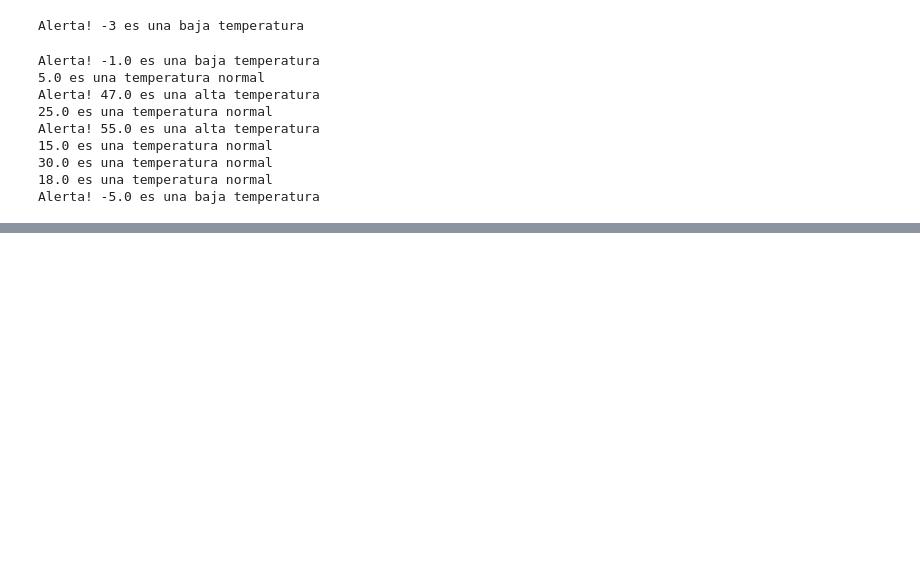
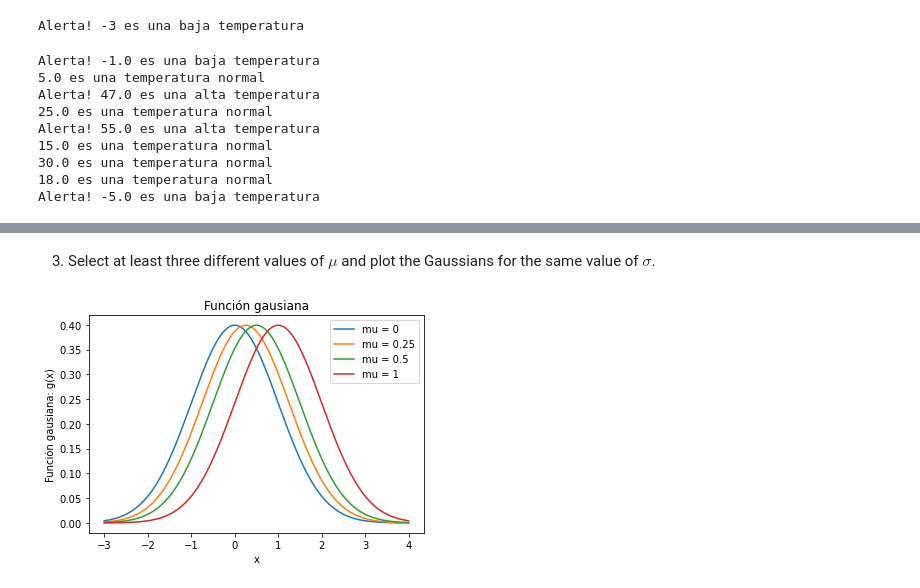
Before and after one commit to beacosenza/coco_coding_homework, a Jupyter notebook: homework_more_python.ipynb, the cells around one changed output, grey strips where cells are left out. Drawn from its saved outputs; the diff is of its cells as text; code cells hidden in the pictures; blank space fills up the shorter version.

```diff
--- a/homework_more_python.ipynb
+++ b/homework_more_python.ipynb
@@ -89,0 +250,44 @@ Alerta! -5.0 es una baja temperatura
+# %%
+#Creación de la función que calcula la función gaussiana generalizada
+def gaussian_gen(x,sigma=1,mu=0):
+    """
+    Calcula el valor de la función gaussiana generalizada g evaluándola para x:
+
+    g(x)=(1/(sigma*sqrt(2*pi)))exp(-(1/2)((x-mu)/sigma)^2)
+
+    Parameters
+    ----------
+    x : float or array
+        Abscisa sobre la cual se evaluará la función gaussiana
+    sigma : float (optional) (default sigma=1)
+    mu: float (optional) (default mu=0)
+
+
+    Returns
+    -------
+    g : float or array
+    """
+    g=np.e**(-0.5*(((x-mu)/sigma)**2))/(sigma*np.sqrt(2*np.pi))
+    return g
+# %% [markdown]
+3. Select at least three different values of $ \mu $ and plot the Gaussians for the same value of $ \sigma $.
+# %%
+#Definición de los valores de mu a utilizar
+mu_val=[0,0.25,0.5,1]
+#Listado de valores de x
+x=np.linspace(-3,4,1000)
+
+#Loop para graficar la función gaussiana generalizada usando la lista
+#de valores de mu y el valor por default de sigma
+for m in mu_val:
+    g=gaussian_gen(x,mu=m)
+    plt.plot(x,g,label="mu = "+str(m))
+
+#otros atributos del gráfico
+plt.legend()
+plt.title("Función gausiana")
+plt.xlabel("x")
+plt.ylabel("Función gausiana: g(x)")
+plt.show()
+# %% [output]
+[figure, added]
```
Also changed, not shown: parts of 18 cells of this notebook.
